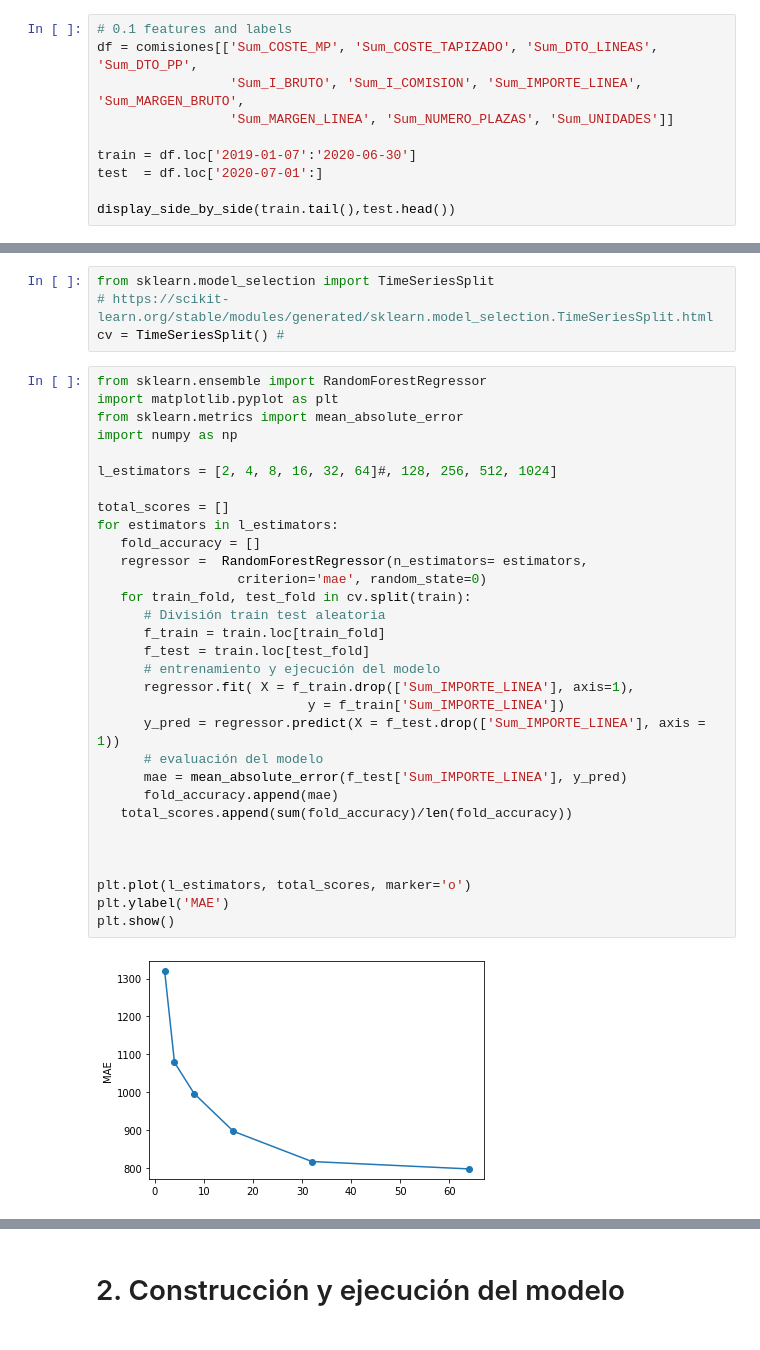
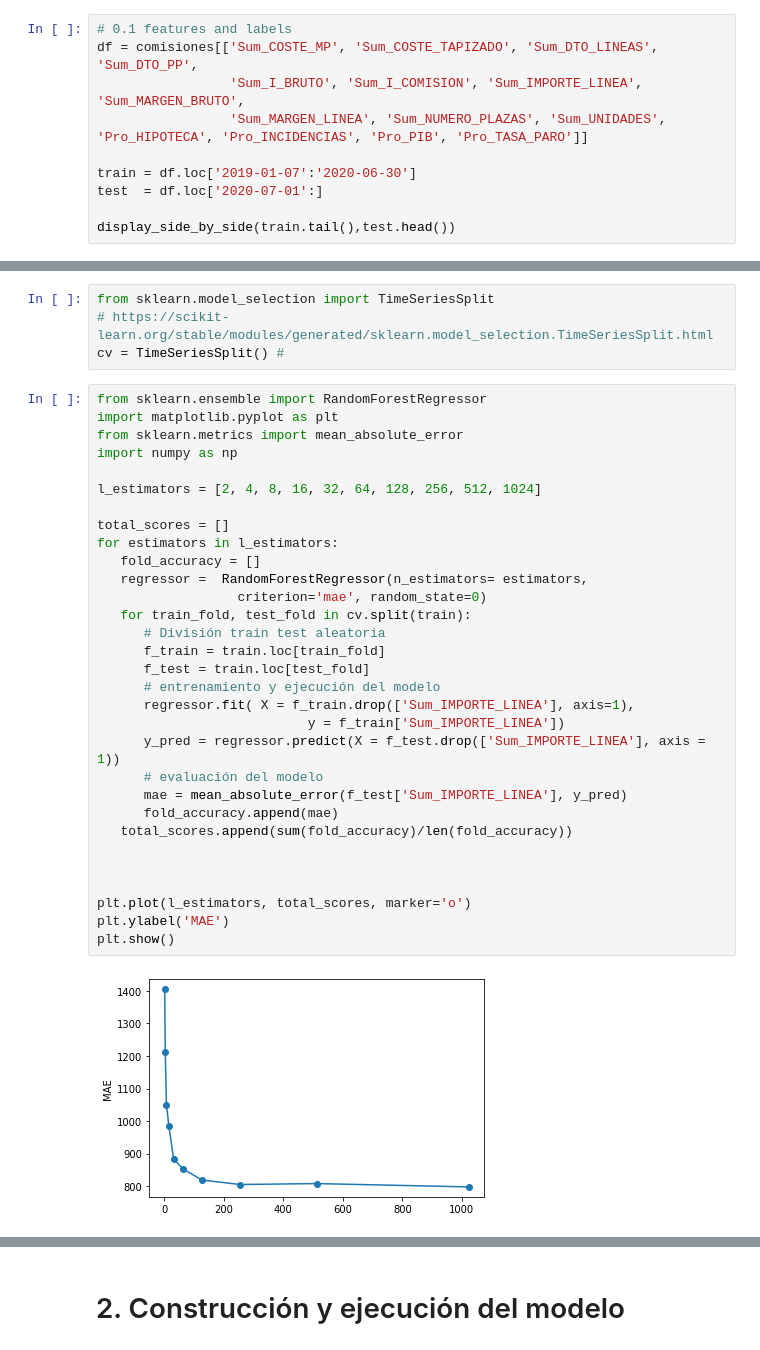
Before and after one commit to pacogp/TFM, a Jupyter notebook: importancia_importe_comisiones.ipynb, the cells around one changed output, grey strips where cells are left out. Drawn from its saved outputs; the diff is of its cells as text.

```diff
--- a/importancia_importe_comisiones.ipynb
+++ b/importancia_importe_comisiones.ipynb
@@ -43,7 +43,7 @@ def display_side_by_side(*args):
 # 0.1 features and labels
 df = comisiones[['Sum_COSTE_MP', 'Sum_COSTE_TAPIZADO', 'Sum_DTO_LINEAS', 'Sum_DTO_PP',
                  'Sum_I_BRUTO', 'Sum_I_COMISION', 'Sum_IMPORTE_LINEA', 'Sum_MARGEN_BRUTO',
-                 'Sum_MARGEN_LINEA', 'Sum_NUMERO_PLAZAS', 'Sum_UNIDADES']]
+                 'Sum_MARGEN_LINEA', 'Sum_NUMERO_PLAZAS', 'Sum_UNIDADES', 'Pro_HIPOTECA', 'Pro_INCIDENCIAS', 'Pro_PIB', 'Pro_TASA_PARO']]
 
 train = df.loc['2019-01-07':'2020-06-30']
 test  = df.loc['2020-07-01':]
@@ -88,35 +88,35 @@ cv = TimeSeriesSplit() #
 from sklearn.ensemble import RandomForestRegressor
 import matplotlib.pyplot as plt
 from sklearn.metrics import mean_absolute_error
 import numpy as np
 
-l_estimators = [2, 4, 8, 16, 32, 64]#, 128, 256, 512, 1024]
+l_estimators = [2, 4, 8, 16, 32, 64, 128, 256, 512, 1024]
 
 total_scores = []
 for estimators in l_estimators:
    fold_accuracy = []
    regressor =  RandomForestRegressor(n_estimators= estimators,
                   criterion='mae', random_state=0)
    for train_fold, test_fold in cv.split(train):
       # División train test aleatoria
       f_train = train.loc[train_fold]
       f_test = train.loc[test_fold]
       # entrenamiento y ejecución del modelo
       regressor.fit( X = f_train.drop(['Sum_IMPORTE_LINEA'], axis=1),
                            y = f_train['Sum_IMPORTE_LINEA'])
       y_pred = regressor.predict(X = f_test.drop(['Sum_IMPORTE_LINEA'], axis = 1))
       # evaluación del modelo
       mae = mean_absolute_error(f_test['Sum_IMPORTE_LINEA'], y_pred)
       fold_accuracy.append(mae)
    total_scores.append(sum(fold_accuracy)/len(fold_accuracy))
 
 
 
 plt.plot(l_estimators, total_scores, marker='o')
 plt.ylabel('MAE')
 plt.show()
 # %% [output]
-[figure, old version]
+[figure, new version]
 # %%
 best_est = l_estimators[np.argmin(total_scores)]
 best_mae = min(total_scores)
```
Also changed, not shown: parts of 6 cells of this notebook.
